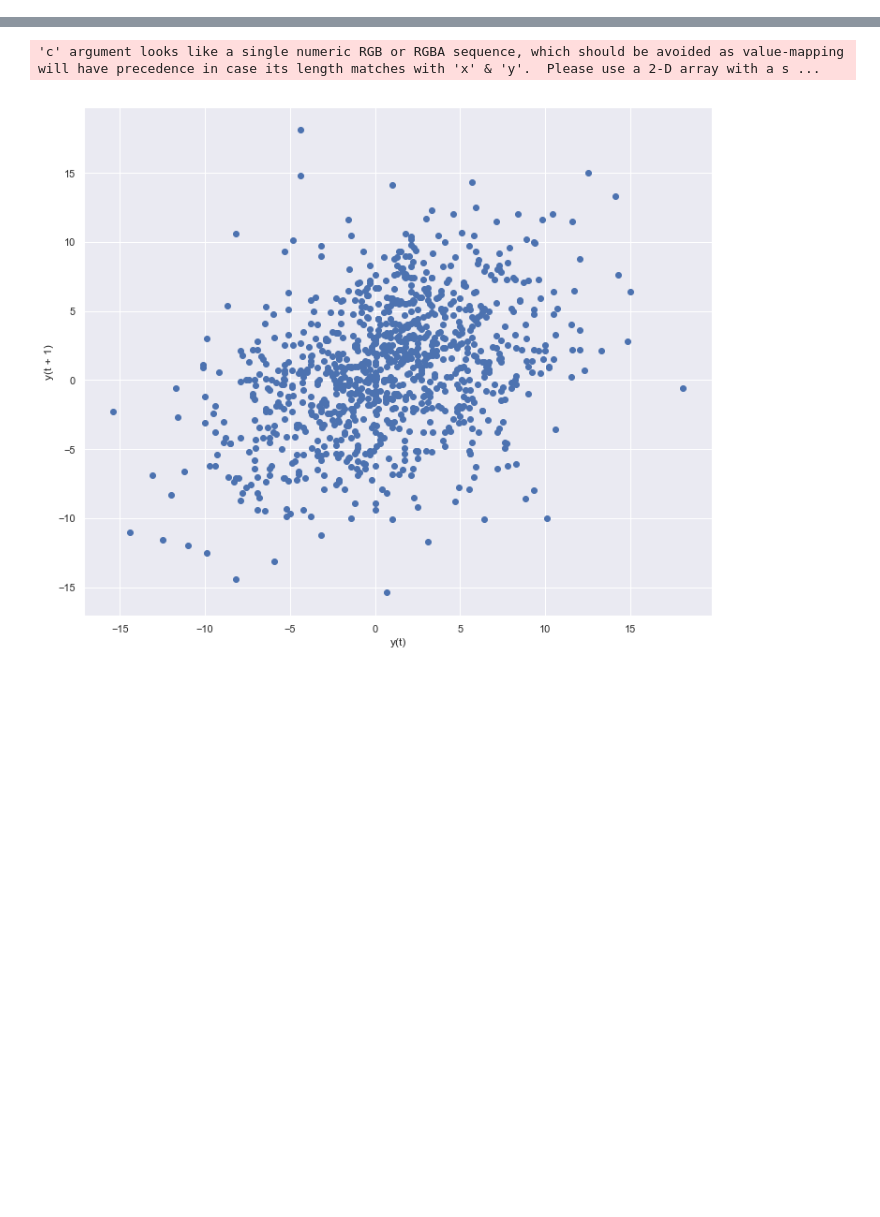
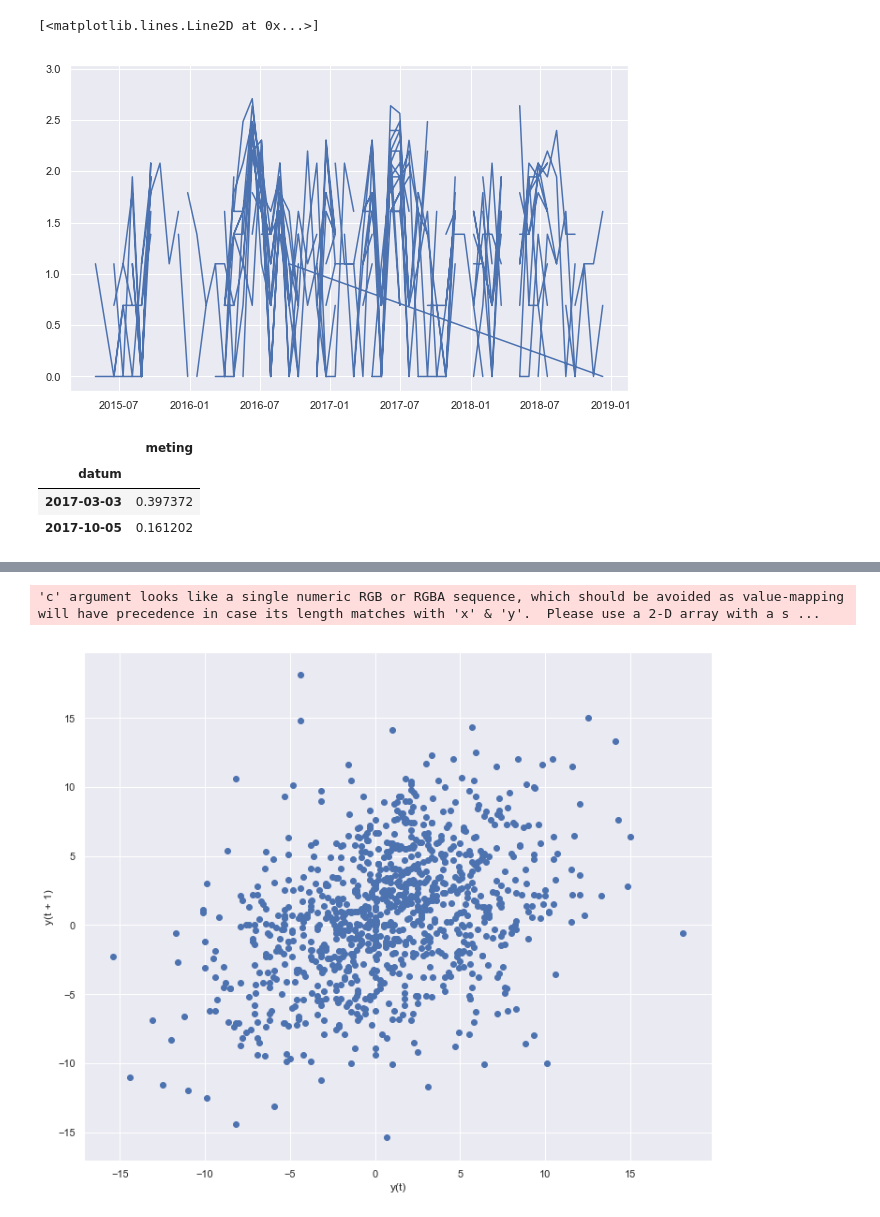
Before and after one commit to Jellybean12/Groepje-C3, a Jupyter notebook: Suckadick.ipynb, the cells around one changed output, grey strips where cells are left out. Cells and saved outputs as stored; diff of their text form; code cells hidden in the pictures; blank space fills up the shorter version.

```diff
--- a/Suckadick.ipynb
+++ b/Suckadick.ipynb
@@ -112,0 +185,23 @@ NameError: name 'smodel' is not defined
+# %%
+#werkt maar niet
+
+movingAverage = indexedDataset_logScale.rolling(window=12).mean()
+movingSTD = indexedDataset_logScale.rolling(window=12).std()
+plt.plot(indexedDataset_logScale)
+plt.plot(movingAverage, color='red')
+# %% [output]
+[<matplotlib.lines.Line2D at 0x...>]
+[figure, added]
+# %%
+#gaat alleen werken als die hierboven ook werkt
+datasetlogScaleMinusMovingAverage = indexedDataset_logScale - movingAverage
+datasetlogScaleMinusMovingAverage.head(12)
+
+#remove nana values
+datasetlogScaleMinusMovingAverage.dropna(inplace=True)
+datasetlogScaleMinusMovingAverage.head()
+# %% [output]
+|  | meting |
+| datum |  |
+| 2017-03-03 | 0.397372 |
+| 2017-10-05 | 0.161202 |
```
Also changed, not shown: parts of 37 cells of this notebook, 1 other file.
